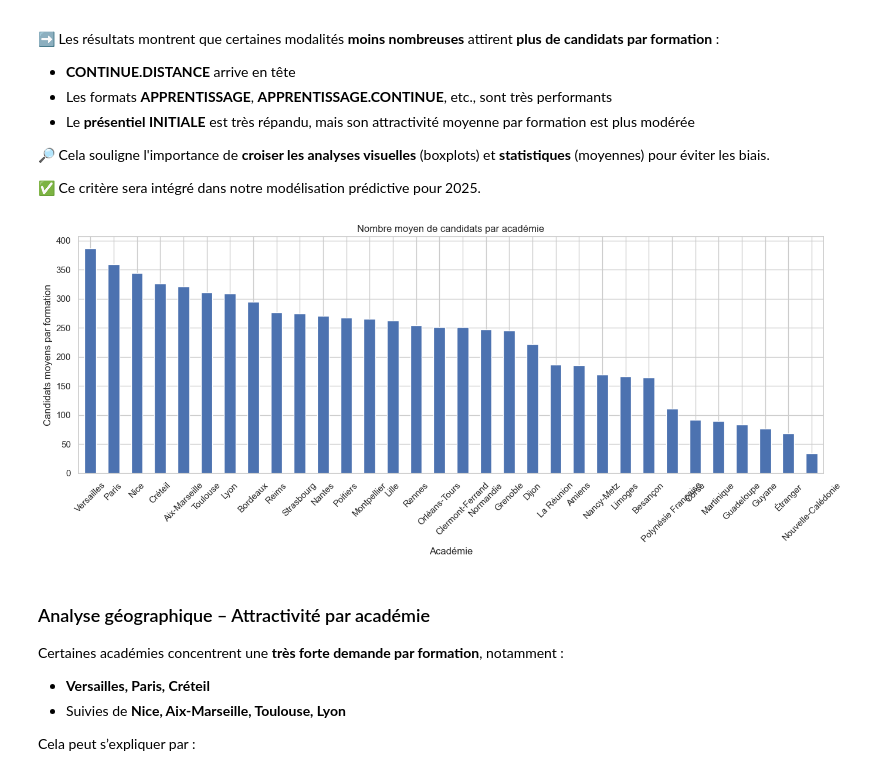
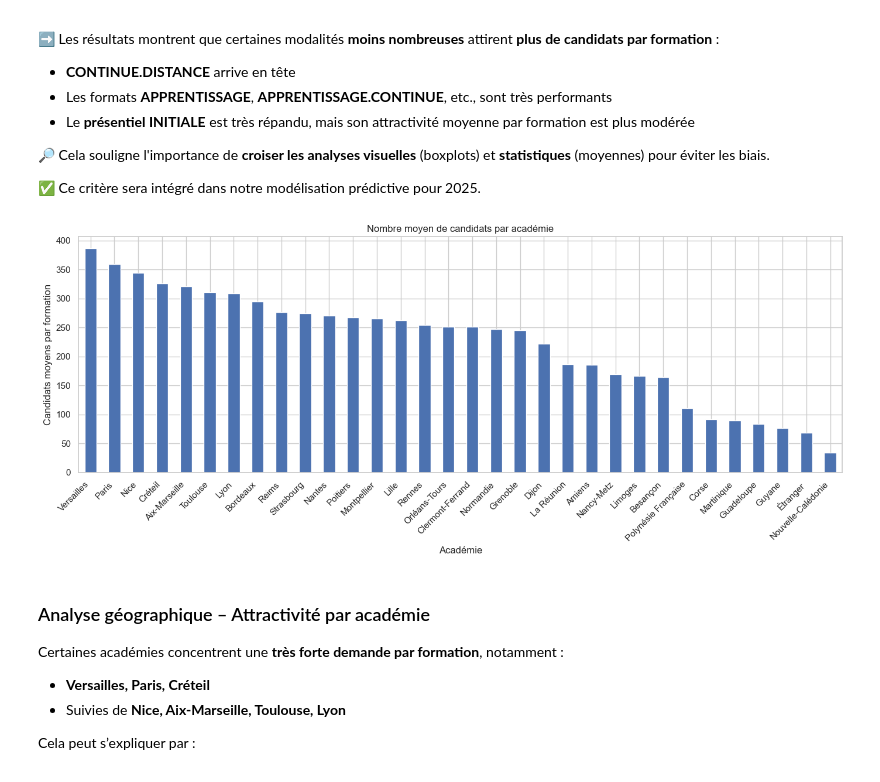
Before and after one commit to layalelzein/MonMaster2024, a Jupyter notebook: monmaster_eda.ipynb, the cells around one changed output. Saved outputs shown, nothing was run; the diff lists cells and outputs as text; code cells hidden in the pictures.

```diff
--- a/monmaster_eda.ipynb
+++ b/monmaster_eda.ipynb
@@ -253,18 +251,18 @@ En analysant les **moyennes de candidatures par formation**, on obtient une lect
 # %%
 # Calcul du nombre moyen de candidats par académie
 moy_candidats_par_academie = df_clean.groupby("academie")["N_can_pp"].mean().sort_values(ascending=False)
 
 # Visualisation
 plt.figure(figsize=(14, 6))
 moy_candidats_par_academie.plot(kind="bar")
 plt.title("Nombre moyen de candidats par académie")
 plt.ylabel("Candidats moyens par formation")
 plt.xlabel("Académie")
-plt.xticks(rotation=45)
+plt.xticks(rotation=45, ha='right')
 plt.tight_layout()
 plt.show()
 # %% [output]
-[figure, old version]
+[figure, new version]
 # %% [markdown]
 ### Analyse géographique – Attractivité par académie
 
```
Also changed, not shown: parts of 22 cells of this notebook.
